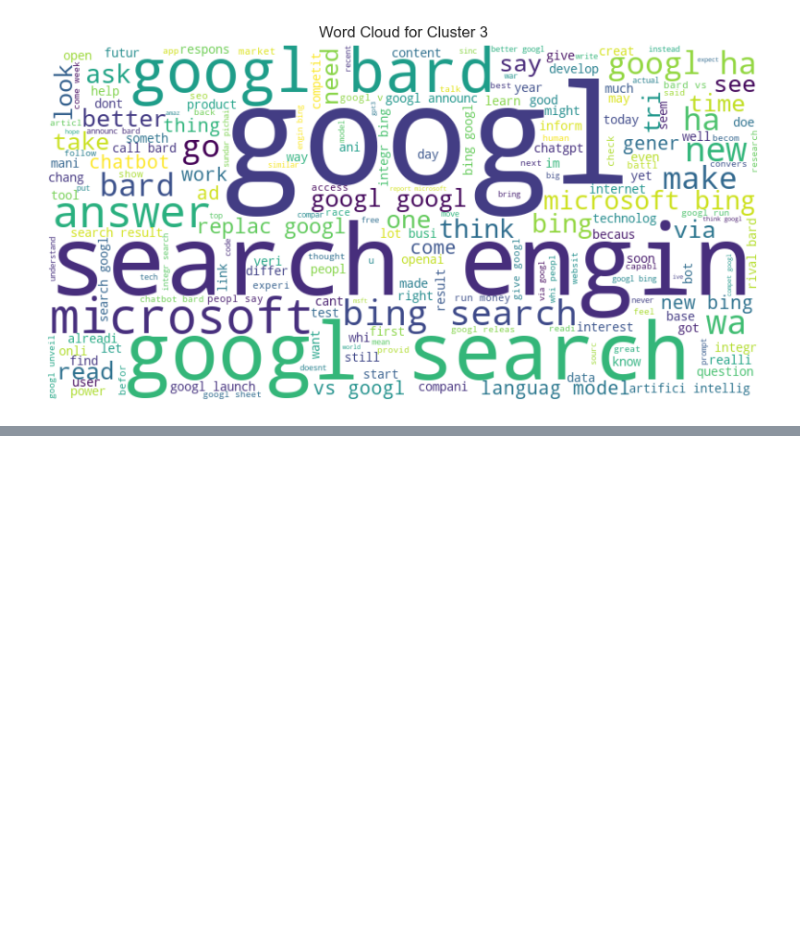
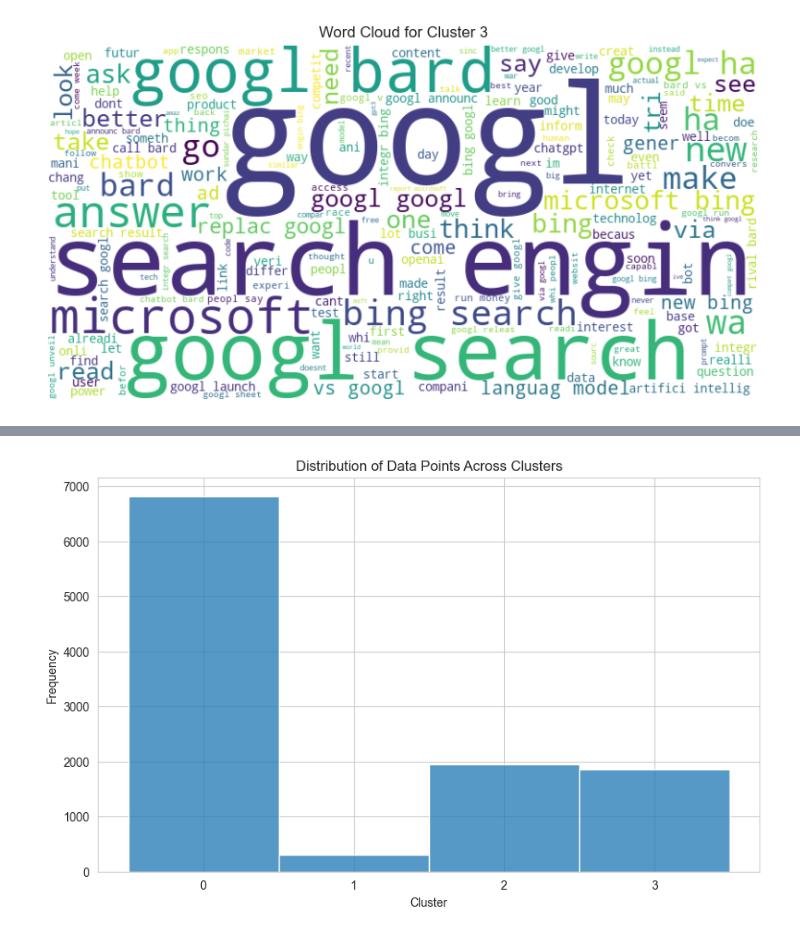
Before and after one commit to phuonganhdangamy/JSC270_HW4_2025_G17, a Jupyter notebook: part2_new.ipynb, the cells around one changed output, grey strips where cells are left out. Drawn from its saved outputs; the diff is of its cells as text; code cells hidden in the pictures; blank space fills up the shorter version.

```diff
--- a/part2_new.ipynb
+++ b/part2_new.ipynb
@@ -599,0 +602,3 @@ plot_wordcloud(cluster_texts, 3)
+# %%
+df_feb7 = tw_data.loc["2023-02-07"]
+df_mar15 = tw_data.loc["2023-03-15"]
@@ -599,0 +622,18 @@ plot_wordcloud(cluster_texts, 3)
+# %%
+# Set the style
+sns.set_style("whitegrid")
+
+# Create the histogram
+plt.figure(figsize=(10, 6))
+sns.histplot(df_feb7['cluster'], bins=n_clusters, discrete=True, kde=False)
+
+# Customize the plot
+plt.xlabel("Cluster")
+plt.ylabel("Frequency")
+plt.title("Distribution of Data Points Across Clusters")
+plt.xticks(range(n_clusters))  # Ensure all clusters are represented on the x-axis
+
+# Show the plot
+plt.show()
+# %% [output]
+[figure, added]
```
Also changed, not shown: parts of 6 cells of this notebook.
